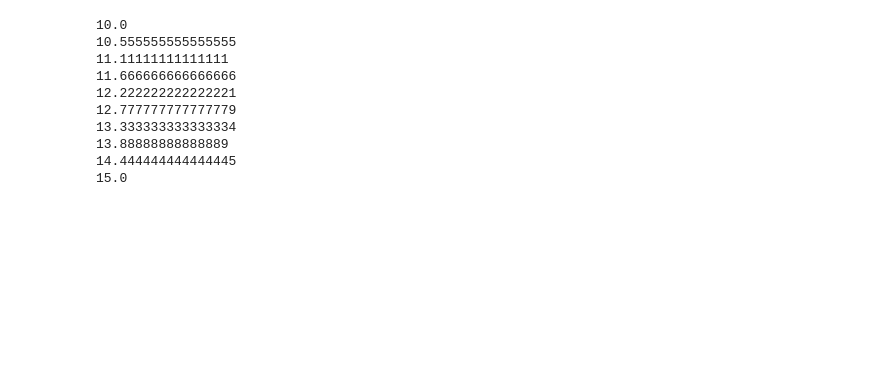
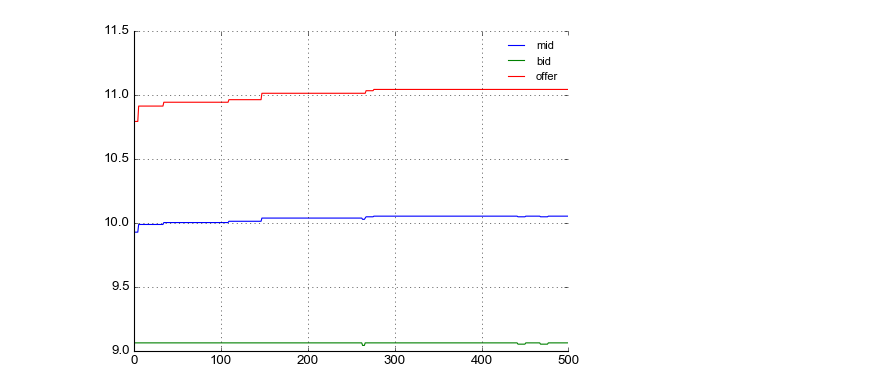
Before and after one commit to ebryce/mercurial-mink, a Jupyter notebook: LobExplorer.ipynb, the cells around one changed output. Saved outputs shown, nothing was run; the diff lists cells and outputs as text; code cells hidden in the pictures; blank space fills up the shorter version.

```diff
--- a/LobExplorer.ipynb
+++ b/LobExplorer.ipynb
@@ -14,19 +11,3 @@ The autoreload extension is already loaded. To reload it, use:
-# %%
-init_mid = 10
-levels = 10
-for p in np.linspace(10,15,10):
-    print(p)
-# %% [output]
-10.0
-10.555555555555555
-11.11111111111111
-11.666666666666666
-12.222222222222221
-12.777777777777779
-13.333333333333334
-13.88888888888889
-14.444444444444445
-15.0
 # %%
 market = lob.Market(randomize_environment=True)
 
@@ -42,3 +32,24 @@ books = books.stack().unstack(1).unstack(1).dropna(axis=1)
+# %%
+plt.style.use('classic')
+plt.rc('font', **{'family': 'Arial', 'weight': 'normal', 'size': 12})
+fig = plt.figure(figsize=(7,5))
+fig.patch.set_facecolor('white')
+ax = fig.add_subplot(1, 1, 1)
+ax.spines['left'].set_visible(True)
+ax.spines['top'].set_visible(False)
+ax.spines['right'].set_visible(False)
+ax.spines['bottom'].set_visible(True)
+ax.grid(True,axis='both',linestyle=':')
+
+ax.plot(mids, label='mid')
+ax.plot(bids, label='bid')
+ax.plot(offers, label='offer')
+
+ax.legend(frameon=False, fontsize='small')
+
+plt.show()
+# %% [output]
+[figure, added]
 # %%
 books
 # %% [output]
```
Also changed, not shown: parts of 3 cells of this notebook, 1 other file.
